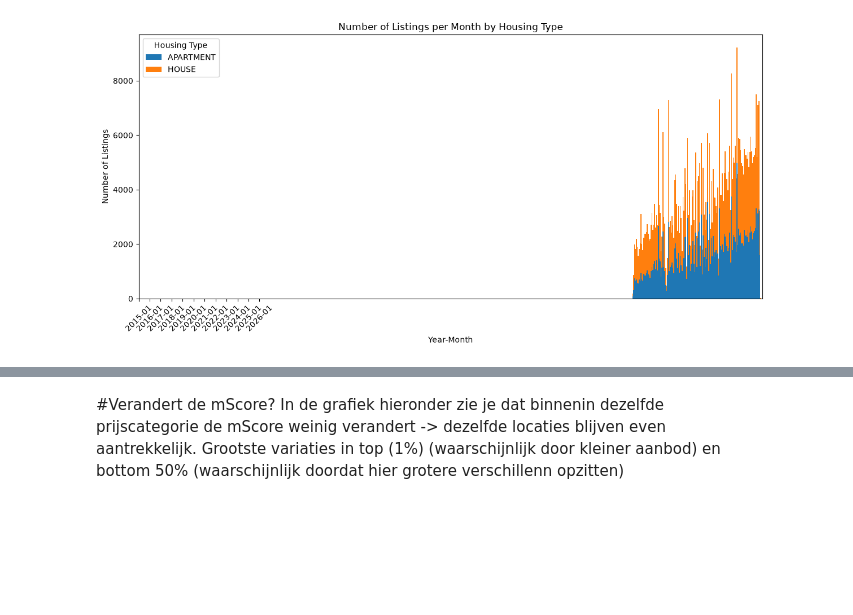
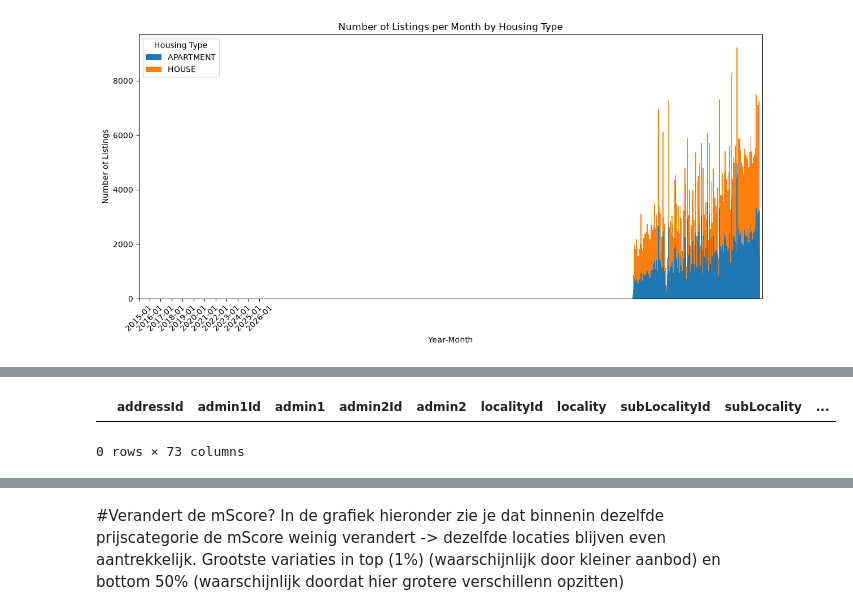
Before and after one commit to fedramoeykens/MBF_assignments, a Jupyter notebook: Assignment1_notebook.ipynb, the cells around one changed output, grey strips where cells are left out. Saved outputs shown, nothing was run; the diff lists cells and outputs as text; code cells hidden in the pictures; blank space fills up the shorter version.

```diff
--- a/Assignment1_notebook.ipynb
+++ b/Assignment1_notebook.ipynb
@@ -1203,0 +1430,5 @@ def plot_data(
+# %%
+d.columns
+# %% [output]
+|  | addressId | admin1Id | admin1 | admin2Id | admin2 | localityId | locality | subLocalityId | subLocality | ... |
+0 rows × 73 columns
```
Also changed, not shown: parts of 16 cells of this notebook.
